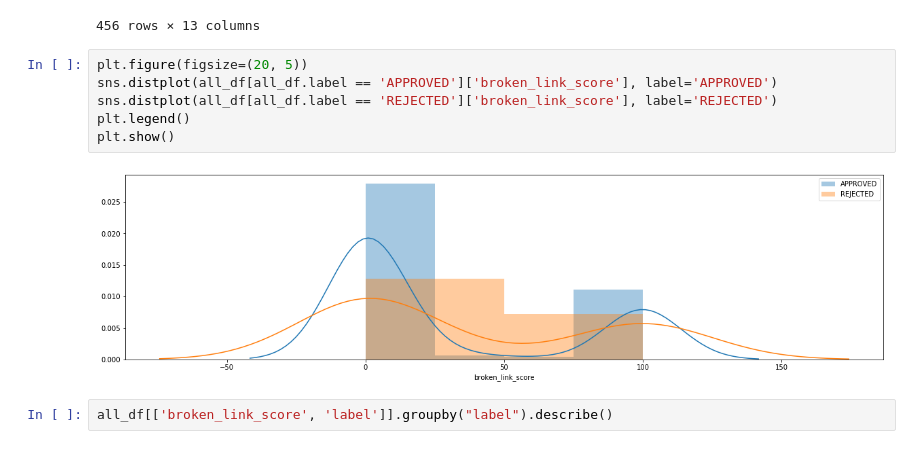
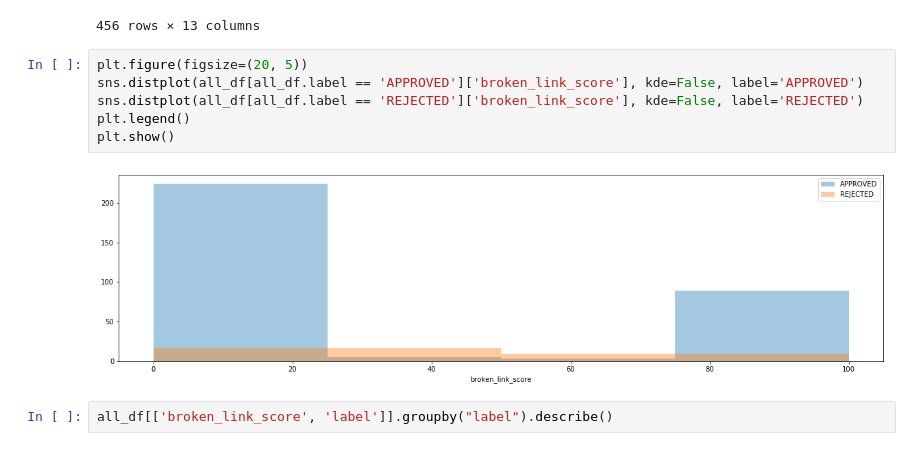
Before and after one commit to bahyhelmihp/web-crawler, a Jupyter notebook: api/datasets/Analyse Result.ipynb, the cells around one changed output. Saved outputs shown, nothing was run; the diff lists cells and outputs as text.

```diff
--- a/api/datasets/Analyse Result.ipynb
+++ b/api/datasets/Analyse Result.ipynb
@@ -49,12 +49,12 @@ all_df
 456 rows × 13 columns
 # %%
 plt.figure(figsize=(20, 5))
-sns.distplot(all_df[all_df.label == 'APPROVED']['broken_link_score'], label='APPROVED')
-sns.distplot(all_df[all_df.label == 'REJECTED']['broken_link_score'], label='REJECTED')
+sns.distplot(all_df[all_df.label == 'APPROVED']['broken_link_score'], kde=False, label='APPROVED')
+sns.distplot(all_df[all_df.label == 'REJECTED']['broken_link_score'], kde=False, label='REJECTED')
 plt.legend()
 plt.show()
 # %% [output]
-[figure, old version]
+[figure, new version]
 # %%
 all_df[['broken_link_score', 'label']].groupby("label").describe()
 # %% [output]
```
Also changed, not shown: parts of 13 cells of this notebook.
